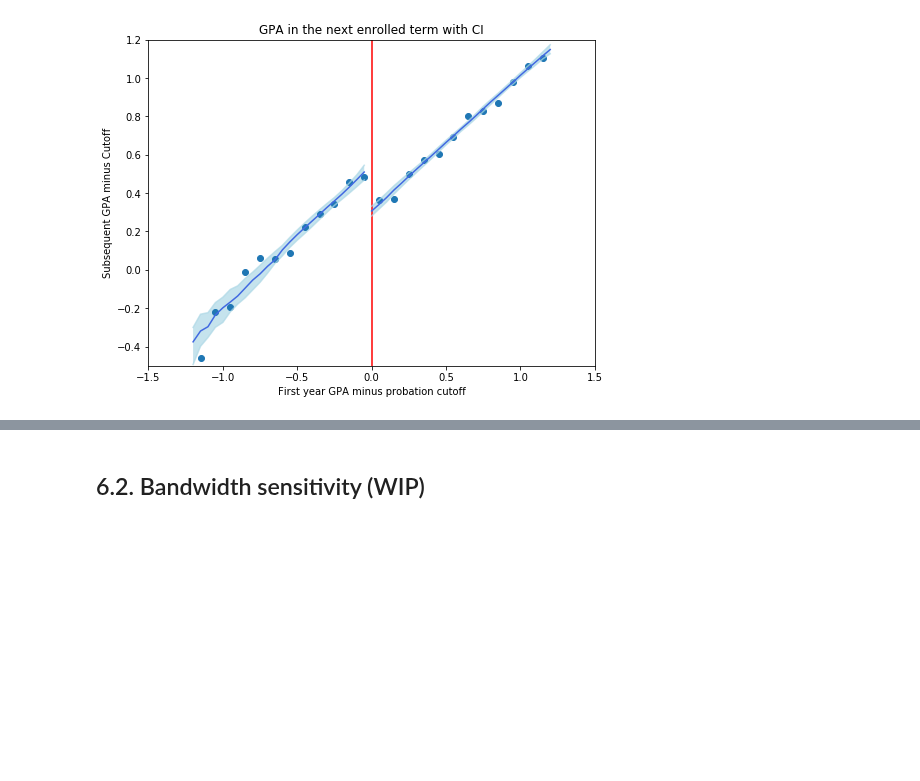
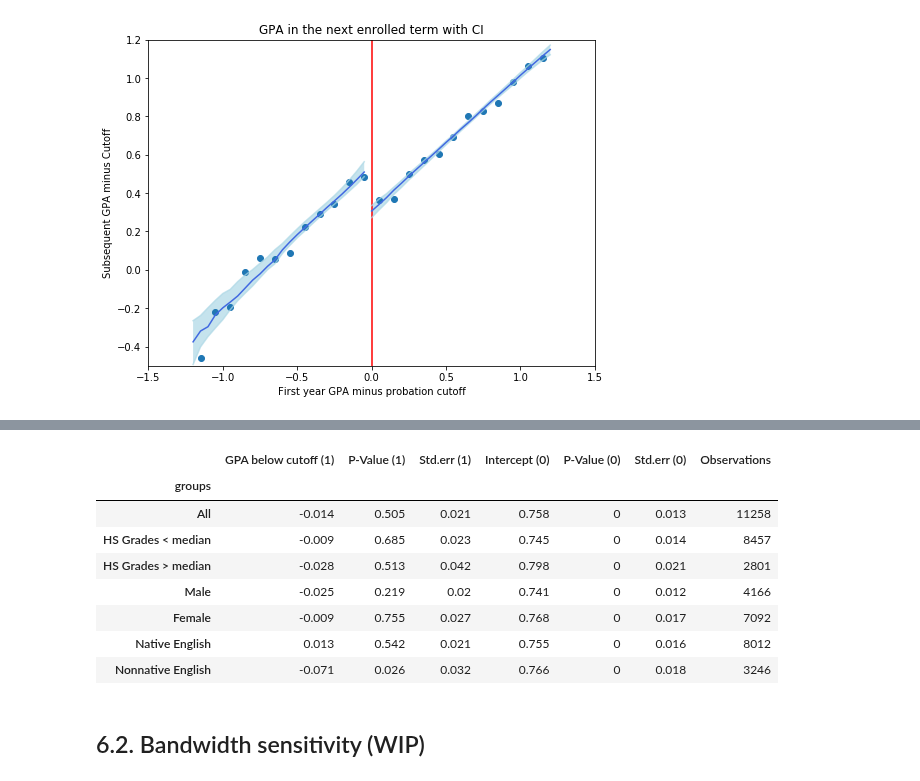
Before and after one commit to amageh/replication-performance-standards, a Jupyter notebook: project.ipynb, the cells around one changed output, grey strips where cells are left out. Drawn from its saved outputs; the diff is of its cells as text; code cells hidden in the pictures; blank space fills up the shorter version.

```diff
--- a/project.ipynb
+++ b/project.ipynb
@@ -659,3 +677,17 @@ data[['GPA_year1', 'GPA_year2','CGPA_year1', 'CGPA_year2','dist_from_cut','nextG
+# %%
+table_nextCGPA_above_cutoff = estimate_RDD_multiple_datasets(groups_dict_06, groups_dict_keys,'nextCGPA_above_cutoff',
+                                                             regressors)
+table_nextCGPA_above_cutoff.style.applymap(pvalue_5percent_red, subset=['P-Value (1)', 'P-Value (0)'])
+# %% [output]
+|  | GPA below cutoff (1) | P-Value (1) | Std.err (1) | Intercept (0) | P-Value (0) | Std.err (0) | Observations |
+| groups |  |  |  |  |  |  |  |
+| All | -0.014 | 0.505 | 0.021 | 0.758 | 0 | 0.013 | 11258 |
+| HS Grades < median | -0.009 | 0.685 | 0.023 | 0.745 | 0 | 0.014 | 8457 |
+| HS Grades > median | -0.028 | 0.513 | 0.042 | 0.798 | 0 | 0.021 | 2801 |
+| Male | -0.025 | 0.219 | 0.02 | 0.741 | 0 | 0.012 | 4166 |
+| Female | -0.009 | 0.755 | 0.027 | 0.768 | 0 | 0.017 | 7092 |
+| Native English | 0.013 | 0.542 | 0.021 | 0.755 | 0 | 0.016 | 8012 |
+| Nonnative English | -0.071 | 0.026 | 0.032 | 0.766 | 0 | 0.018 | 3246 |
 # %% [markdown]
 ## 6.2. Bandwidth sensitivity (WIP)
 # %% [markdown]
```
Also changed, not shown: parts of 5 cells of this notebook, 2 other files.
